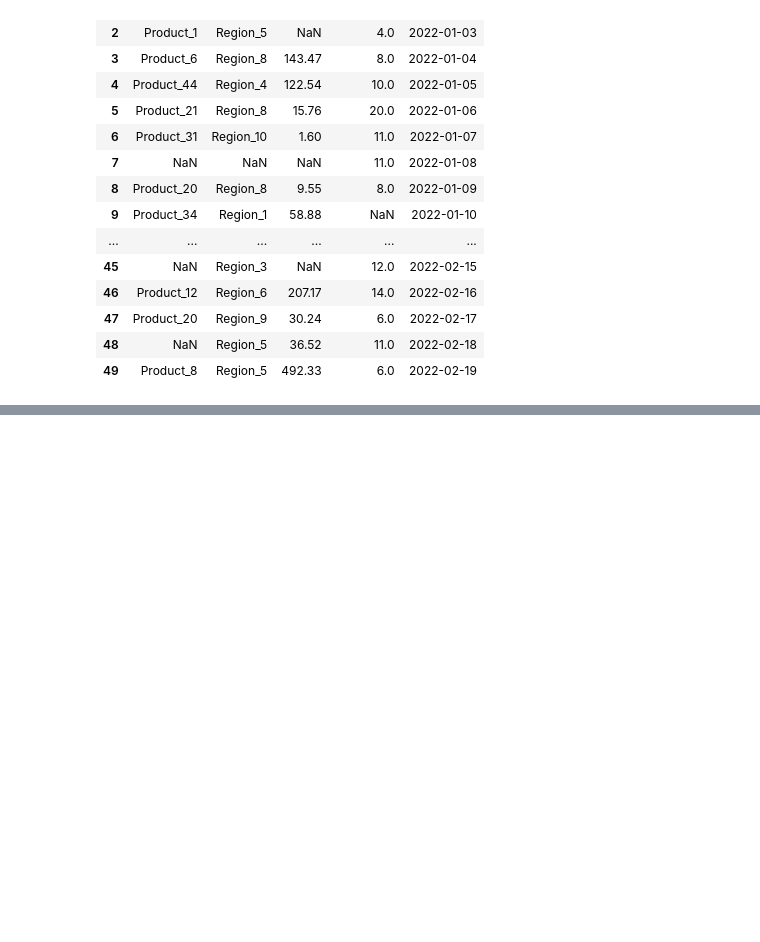
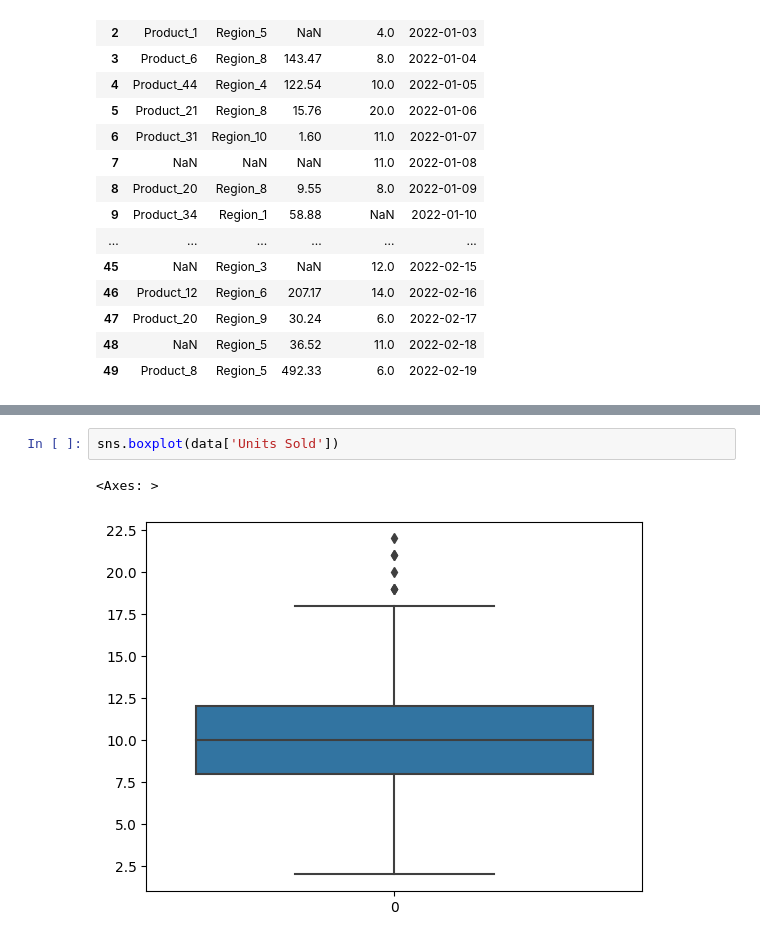
Before and after one commit to darrens2k/intro-to-data-science, a Jupyter notebook: Assignment_1.ipynb, the cells around one changed output, grey strips where cells are left out. Saved outputs shown, nothing was run; the diff lists cells and outputs as text; blank space fills up the shorter version.

```diff
--- a/Assignment_1.ipynb
+++ b/Assignment_1.ipynb
@@ -63,0 +82,5 @@ data.head(50)
+# %%
+sns.boxplot(data['Units Sold'])
+# %% [output]
+<Axes: >
+[figure, added]
```
Also changed, not shown: parts of 19 cells of this notebook.
